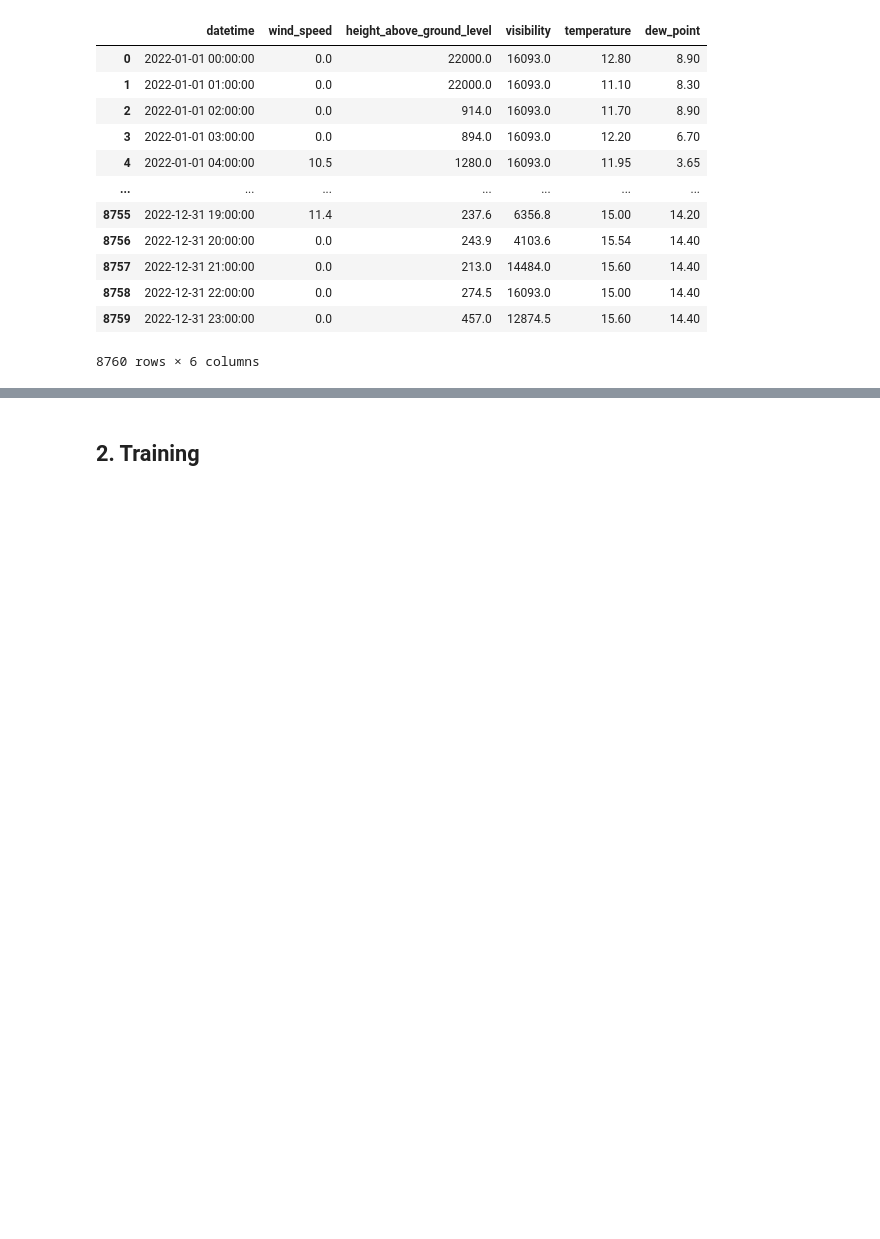
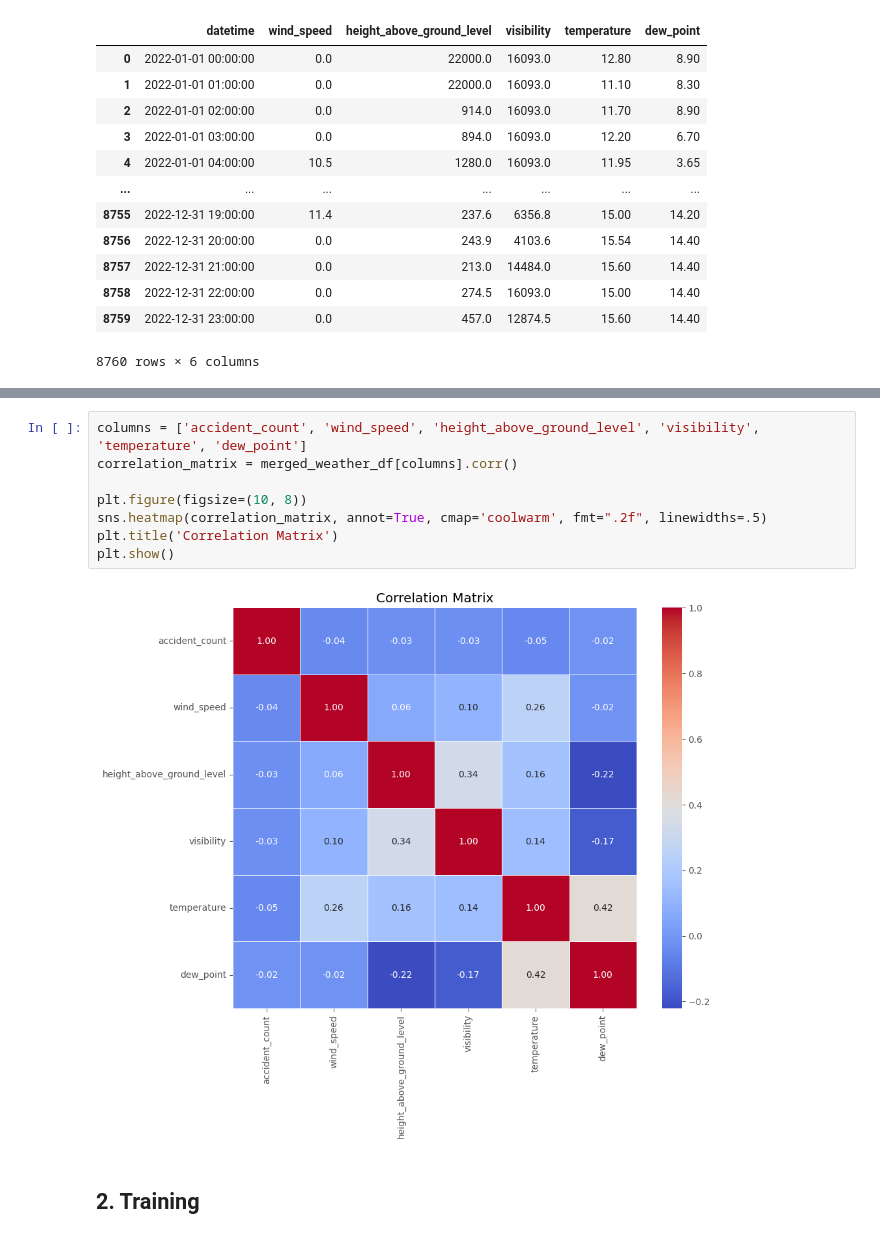
Before and after one commit to hrapek/mbml-us-accidents, a Jupyter notebook: ca_poisson_regression.ipynb, the cells around one changed output, grey strips where cells are left out. Saved outputs shown, nothing was run; the diff lists cells and outputs as text; blank space fills up the shorter version.

```diff
--- a/ca_poisson_regression.ipynb
+++ b/ca_poisson_regression.ipynb
@@ -265,3 +265,13 @@ merged_weather_df
+# %%
+columns = ['accident_count', 'wind_speed', 'height_above_ground_level', 'visibility', 'temperature', 'dew_point']
+correlation_matrix = merged_weather_df[columns].corr()
+
+plt.figure(figsize=(10, 8))
+sns.heatmap(correlation_matrix, annot=True, cmap='coolwarm', fmt=".2f", linewidths=.5)
+plt.title('Correlation Matrix')
+plt.show()
+# %% [output]
+[figure, added]
 # %% [markdown]
 ## 2. Training
 # %% [markdown]
```
Also changed, not shown: parts of 13 cells of this notebook.
